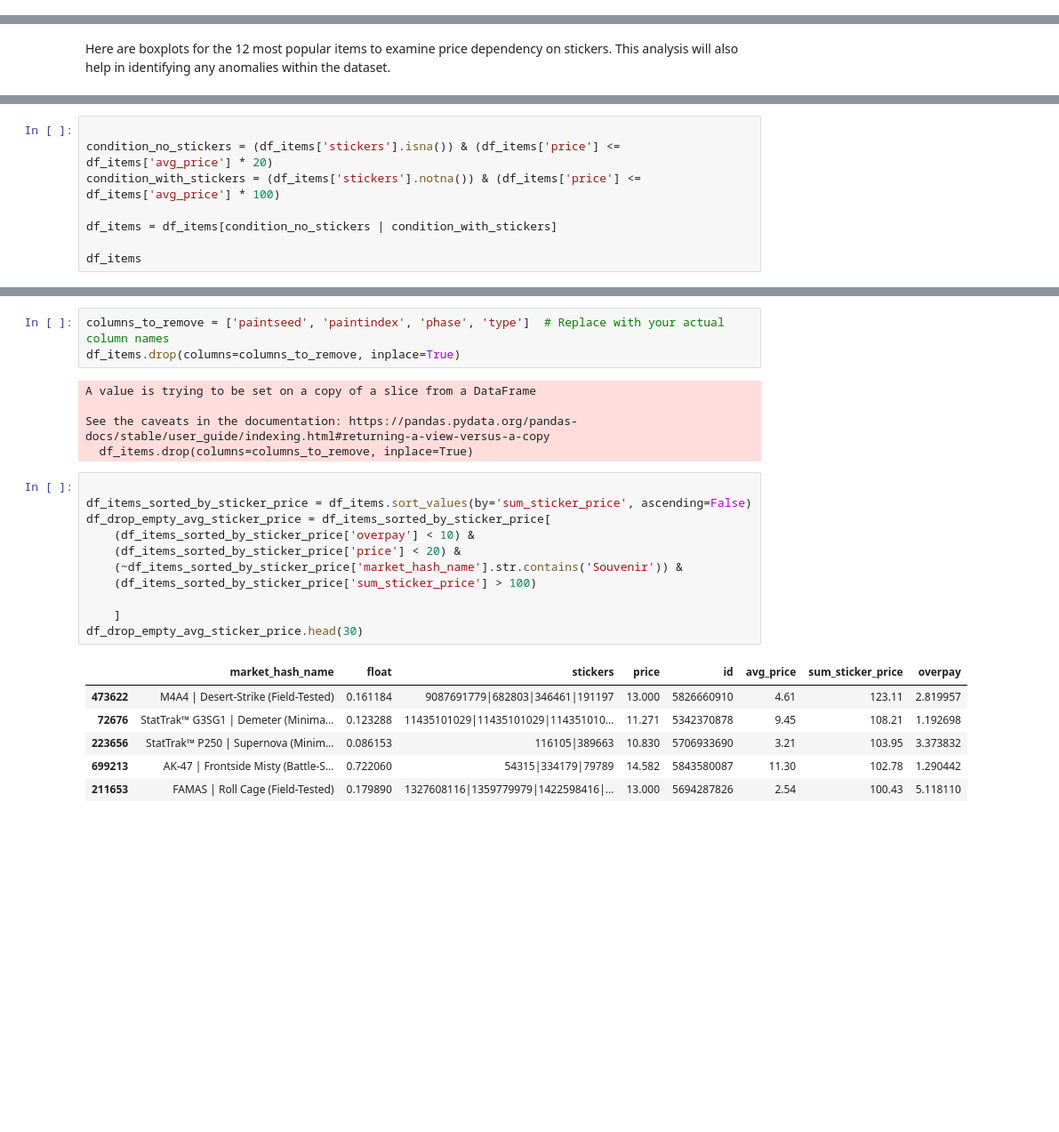
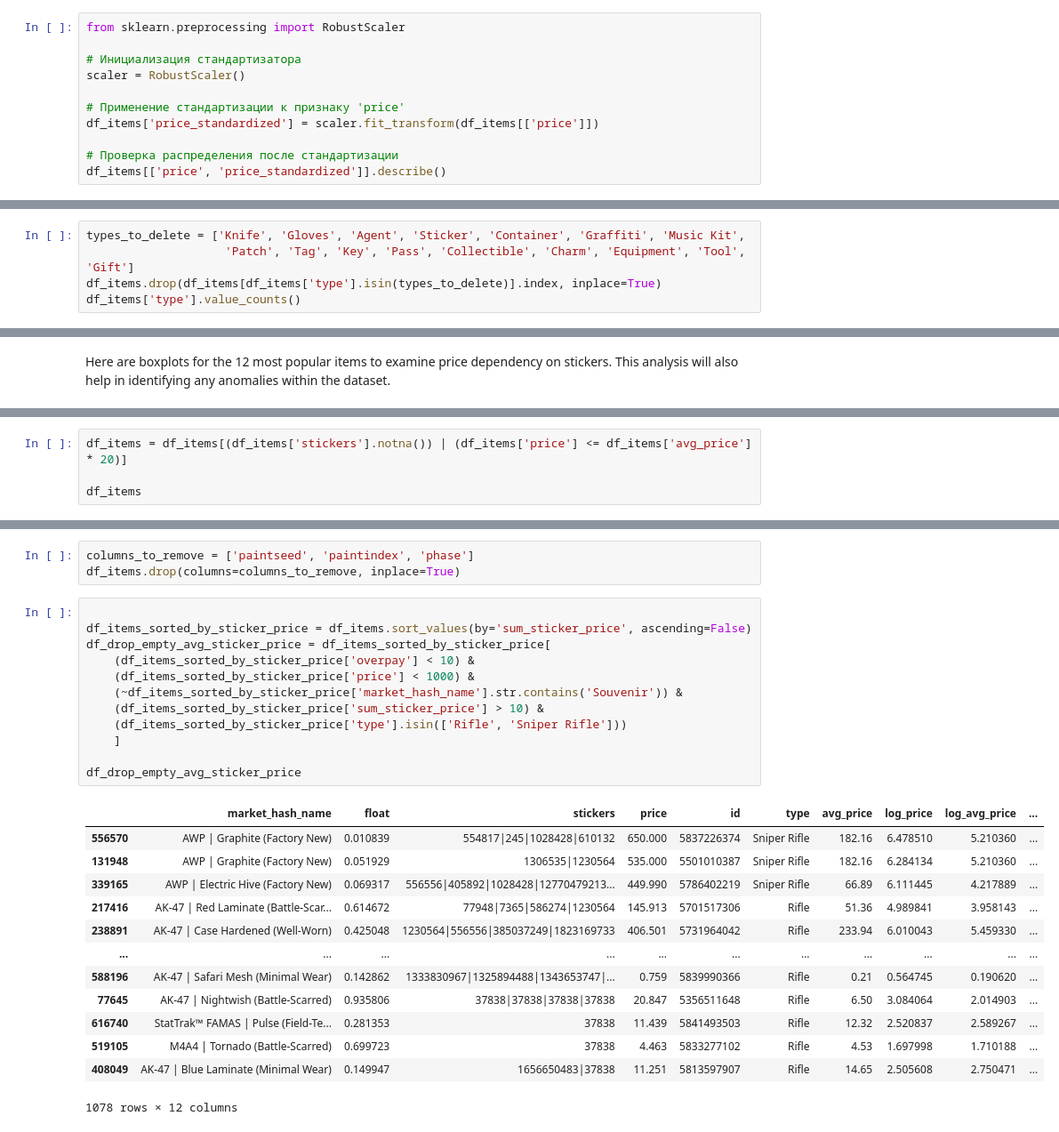
Before and after one commit to marchanyanehu/ml_skins, a Jupyter notebook: ml/main.ipynb, the cells around one changed output, grey strips where cells are left out. Shown at 89% size. Saved outputs shown, nothing was run; the diff lists cells and outputs as text; blank space fills up the shorter version.

```diff
--- a/ml/main.ipynb
+++ b/ml/main.ipynb
@@ -154,0 +314,11 @@ df_items
+# %%
+from sklearn.preprocessing import RobustScaler
+
+# Инициализация стандартизатора
+scaler = RobustScaler()
+
+# Применение стандартизации к признаку 'price'
+df_items['price_standardized'] = scaler.fit_transform(df_items[['price']])
+
+# Проверка распределения после стандартизации
+df_items[['price', 'price_standardized']].describe()
@@ -154,0 +436,5 @@ df_items
+# %%
+types_to_delete = ['Knife', 'Gloves', 'Agent', 'Sticker', 'Container', 'Graffiti', 'Music Kit',
+                    'Patch', 'Tag', 'Key', 'Pass', 'Collectible', 'Charm', 'Equipment', 'Tool', 'Gift']
+df_items.drop(df_items[df_items['type'].isin(types_to_delete)].index, inplace=True)
+df_items['type'].value_counts()
@@ -284,9 +541,5 @@ As we can see there are some data anomalies. Even the RobustScaler didnt help wi
 # %%
-
-condition_no_stickers = (df_items['stickers'].isna()) & (df_items['price'] <= df_items['avg_price'] * 20)
-condition_with_stickers = (df_items['stickers'].notna()) & (df_items['price'] <= df_items['avg_price'] * 100)
-
-df_items = df_items[condition_no_stickers | condition_with_stickers]
+df_items = df_items[(df_items['stickers'].notna()) | (df_items['price'] <= df_items['avg_price'] * 20)]
 
 df_items
 # %% [output]
@@ -500,26 +679,29 @@ See the caveats in the documentation: https://pandas.pydata.org/pandas-docs/stab
 # %%
-columns_to_remove = ['paintseed', 'paintindex', 'phase', 'type']  # Replace with your actual column names
+columns_to_remove = ['paintseed', 'paintindex', 'phase']
 df_items.drop(columns=columns_to_remove, inplace=True)
-# %% [output]
-A value is trying to be set on a copy of a slice from a DataFrame
-
-See the caveats in the documentation: https://pandas.pydata.org/pandas-docs/stable/user_guide/indexing.html#returning-a-view-versus-a-copy
-  df_items.drop(columns=columns_to_remove, inplace=True)
 # %%
 
 df_items_sorted_by_sticker_price = df_items.sort_values(by='sum_sticker_price', ascending=False)
 df_drop_empty_avg_sticker_price = df_items_sorted_by_sticker_price[
     (df_items_sorted_by_sticker_price['overpay'] < 10) &
-    (df_items_sorted_by_sticker_price['price'] < 20) &
+    (df_items_sorted_by_sticker_price['price'] < 1000) &
     (~df_items_sorted_by_sticker_price['market_hash_name'].str.contains('Souvenir')) &
-    (df_items_sorted_by_sticker_price['sum_sticker_price'] > 100)
+    (df_items_sorted_by_sticker_price['sum_sticker_price'] > 10) &
+    (df_items_sorted_by_sticker_price['type'].isin(['Rifle', 'Sniper Rifle']))
+    ]
 
-    ]
-df_drop_empty_avg_sticker_price.head(30)
+df_drop_empty_avg_sticker_price
 # %% [output]
-|  | market_hash_name | float | stickers | price | id | avg_price | sum_sticker_price | overpay |
-| 473622 | M4A4 | Desert-Strike (Field-Tested) | 0.161184 | 9087691779|682803|346461|191197 | 13.000 | 5826660910 | 4.61 | 123.11 | 2.819957 |
-| 72676 | StatTrak™ G3SG1 | Demeter (Minima... | 0.123288 | 11435101029|11435101029|114351010... | 11.271 | 5342370878 | 9.45 | 108.21 | 1.192698 |
-| 223656 | StatTrak™ P250 | Supernova (Minim... | 0.086153 | 116105|389663 | 10.830 | 5706933690 | 3.21 | 103.95 | 3.373832 |
-| 699213 | AK-47 | Frontside Misty (Battle-S... | 0.722060 | 54315|334179|79789 | 14.582 | 5843580087 | 11.30 | 102.78 | 1.290442 |
-| 211653 | FAMAS | Roll Cage (Field-Tested) | 0.179890 | 1327608116|1359779979|1422598416|... | 13.000 | 5694287826 | 2.54 | 100.43 | 5.118110 |
+|  | market_hash_name | float | stickers | price | id | type | avg_price | log_price | log_avg_price | ... |
+| 556570 | AWP | Graphite (Factory New) | 0.010839 | 554817|245|1028428|610132 | 650.000 | 5837226374 | Sniper Rifle | 182.16 | 6.478510 | 5.210360 | ... |
+| 131948 | AWP | Graphite (Factory New) | 0.051929 | 1306535|1230564 | 535.000 | 5501010387 | Sniper Rifle | 182.16 | 6.284134 | 5.210360 | ... |
+| 339165 | AWP | Electric Hive (Factory New) | 0.069317 | 556556|405892|1028428|12770479213... | 449.990 | 5786402219 | Sniper Rifle | 66.89 | 6.111445 | 4.217889 | ... |
+| 217416 | AK-47 | Red Laminate (Battle-Scar... | 0.614672 | 77948|7365|586274|1230564 | 145.913 | 5701517306 | Rifle | 51.36 | 4.989841 | 3.958143 | ... |
+| 238891 | AK-47 | Case Hardened (Well-Worn) | 0.425048 | 1230564|556556|385037249|1823169733 | 406.501 | 5731964042 | Rifle | 233.94 | 6.010043 | 5.459330 | ... |
+| ... | ... | ... | ... | ... | ... | ... | ... | ... | ... | ... |
+| 588196 | AK-47 | Safari Mesh (Minimal Wear) | 0.142862 | 1333830967|1325894488|1343653747|... | 0.759 | 5839990366 | Rifle | 0.21 | 0.564745 | 0.190620 | ... |
+| 77645 | AK-47 | Nightwish (Battle-Scarred) | 0.935806 | 37838|37838|37838|37838 | 20.847 | 5356511648 | Rifle | 6.50 | 3.084064 | 2.014903 | ... |
+| 616740 | StatTrak™ FAMAS | Pulse (Field-Te... | 0.281353 | 37838 | 11.439 | 5841493503 | Rifle | 12.32 | 2.520837 | 2.589267 | ... |
+| 519105 | M4A4 | Tornado (Battle-Scarred) | 0.699723 | 37838 | 4.463 | 5833277102 | Rifle | 4.53 | 1.697998 | 1.710188 | ... |
+| 408049 | AK-47 | Blue Laminate (Minimal Wear) | 0.149947 | 1656650483|37838 | 11.251 | 5813597907 | Rifle | 14.65 | 2.505608 | 2.750471 | ... |
+1078 rows × 12 columns
```
Also changed, not shown: parts of 97 cells of this notebook.
